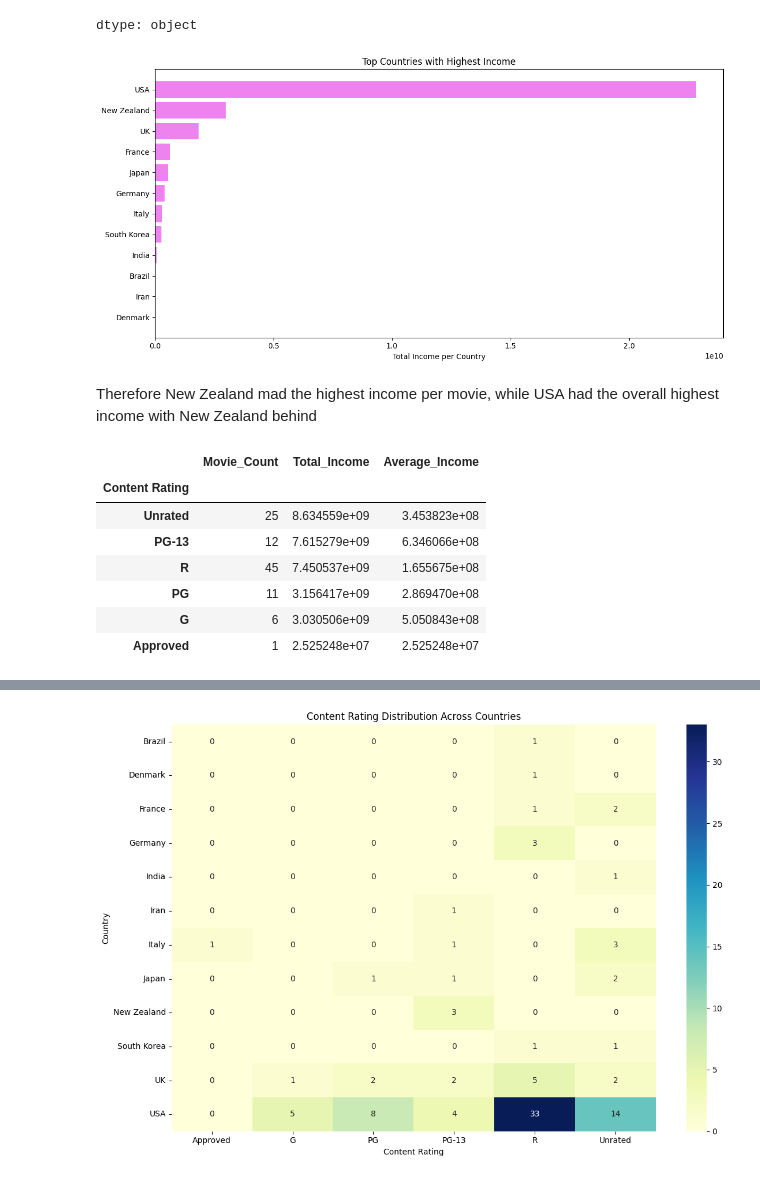
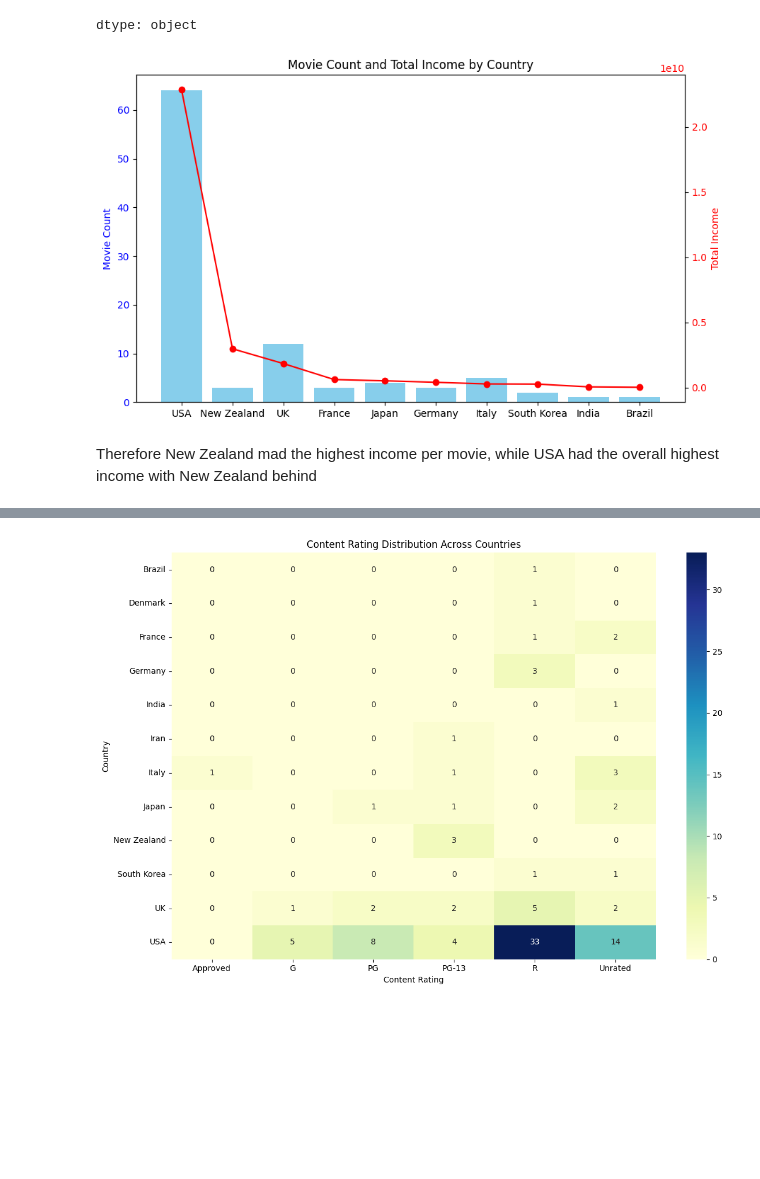
Before and after one commit to AyaUchiv/IDMB_MOVIE_DATASET, a Jupyter notebook: ANALYSIS/idmb_analysis.ipynb, the cells around one changed output, grey strips where cells are left out. Drawn from its saved outputs; the diff is of its cells as text; code cells hidden in the pictures; blank space fills up the shorter version.

```diff
--- a/ANALYSIS/idmb_analysis.ipynb
+++ b/ANALYSIS/idmb_analysis.ipynb
@@ -70,38 +72,31 @@ summary_income = idmb.groupby('Country').agg(
     Average_Income=('Income', 'mean'),
     Total_Vote = ('Votes', 'sum'),
     Average_Score = ('Score', 'mean')
-)
+).reset_index()
+
+summary_income = summary_income.sort_values(by = 'Total_Income', ascending = False).head(10)
 # %%
-#the country that generated the most income overall
-total_sorted_data = summary_income.sort_values(by='Total_Income', ascending=False)
+fig, ax1 = plt.subplots(figsize=(10,6))
+# Bar plot for Movie_Count
+ax1.bar(summary_income['Country'], summary_income['Movie_Count'], color='skyblue')
+ax1.set_ylabel('Movie Count', color='blue')
+ax1.tick_params(axis='y', labelcolor='blue')
 
-#visualization of country with highest income per movie
-plt.figure(figsize=(12, 6))
-plt.barh(total_sorted_data.index, total_sorted_data['Total_Income'], color='violet')
-plt.xlabel('Total Income per Country')
-plt.title('Top Countries with Highest Income')
-plt.gca().invert_yaxis()  # Highest on top
-plt.tight_layout()
+# Create second y-axis
+ax2 = ax1.twinx()
+ax2.plot(summary_income['Country'], summary_income['Total_Income'], color='red', marker='o')
+ax2.set_ylabel('Total Income', color='red')
+ax2.tick_params(axis='y', labelcolor='red')
+
+plt.title('Movie Count and Total Income by Country')
 plt.show()
 # %% [output]
-[figure, old version]
+[figure, new version]
 # %% [markdown]
 Therefore New Zealand mad the highest income per movie, while USA had the overall highest income with New Zealand behind
 # %%
 #calculating which content rating made the highest income
 summary_rating = idmb.groupby('Content Rating').agg(
     Movie_Count=('Income', 'count'),
-    Total_Income=('Income', 'sum'),
-    Average_Income=('Income', 'mean')
-)
-
-content_data
+    Total_Income=('Income', 'sum')
+).reset_index()
-# %% [output]
-|  | Movie_Count | Total_Income | Average_Income |
-| Content Rating |  |  |  |
-| Unrated | 25 | 8.634559e+09 | 3.453823e+08 |
-| PG-13 | 12 | 7.615279e+09 | 6.346066e+08 |
-| R | 45 | 7.450537e+09 | 1.655675e+08 |
-| PG | 11 | 3.156417e+09 | 2.869470e+08 |
-| G | 6 | 3.030506e+09 | 5.050843e+08 |
-| Approved | 1 | 2.525248e+07 | 2.525248e+07 |
```
Also changed, not shown: parts of 9 cells of this notebook.
